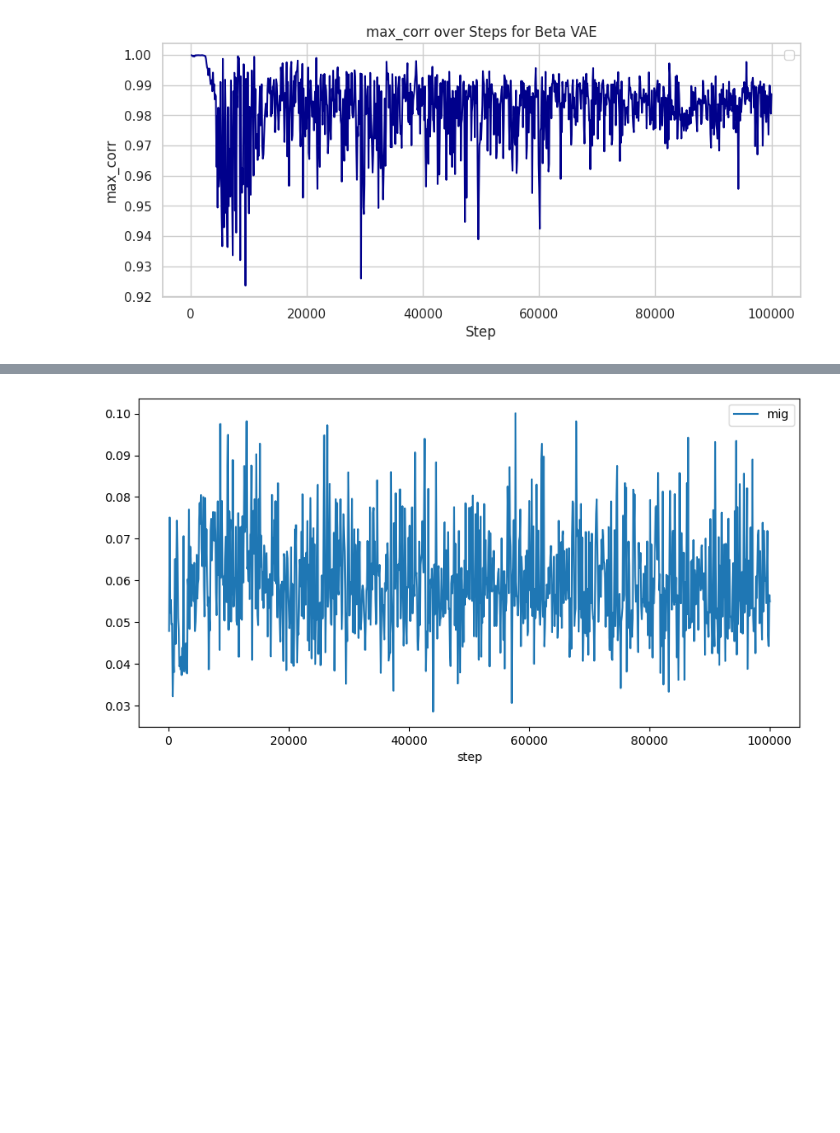
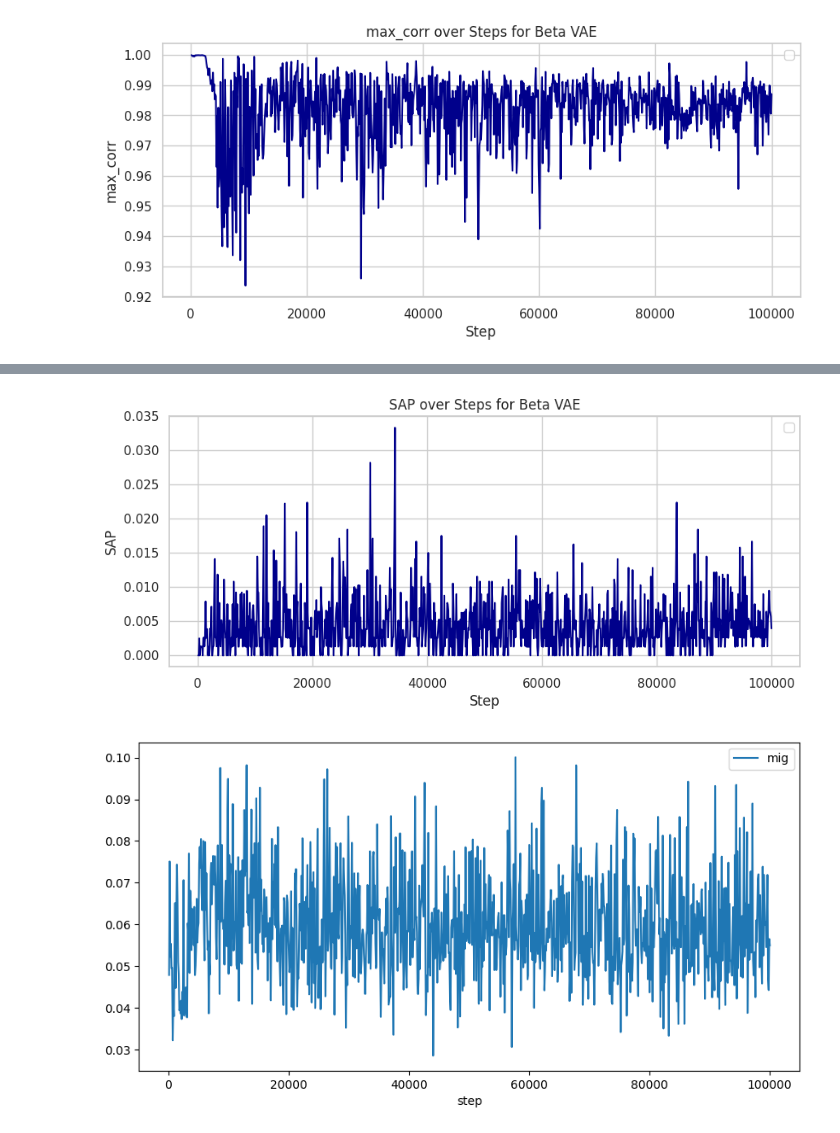
Before and after one commit to HannaRF/mod_gen, a Jupyter notebook: resultados.ipynb, the cells around one changed output, grey strips where cells are left out. Saved outputs shown, nothing was run; the diff lists cells and outputs as text; code cells hidden in the pictures; blank space fills up the shorter version.

```diff
--- a/resultados.ipynb
+++ b/resultados.ipynb
@@ -91,0 +106,12 @@ plt.show()
+# %%
+#grafico academico via seaborn
+sns.set_theme(style="whitegrid")
+plt.figure(figsize=(10, 4))
+sns.lineplot(data=df, x='step', y='max_corr', color='darkblue')
+# sns.lineplot(data=df, x='step', y='val_loss', label='Validation Loss', color='orange')
+plt.title('max_corr over Steps for Beta VAE')
+plt.xlabel('Step')
+plt.ylabel('max_corr')
+plt.legend()
+plt.show()
+# df.plot(x='step', y='loss', label='Loss', figsize=(10, 5))
@@ -92,3 +120,17 @@ plt.show()
+# %%
+#grafico academico via seaborn
+sns.set_theme(style="whitegrid")
+plt.figure(figsize=(10, 4))
+sns.lineplot(data=df, x='step', y='sap', color='darkblue')
+# sns.lineplot(data=df, x='step', y='val_loss', label='Validation Loss', color='orange')
+plt.title('SAP over Steps for Beta VAE')
+plt.xlabel('Step')
+plt.ylabel('SAP')
+plt.legend()
+plt.show()
+# df.plot(x='step', y='loss', label='Loss', figsize=(10, 5))
+# %% [output]
+[figure, added]
 # %%
 for col in df.columns:
     if col not in ['step', 'loss', 'quasi_ok']:
```
Also changed, not shown: parts of 2 cells of this notebook, 2 other files.
